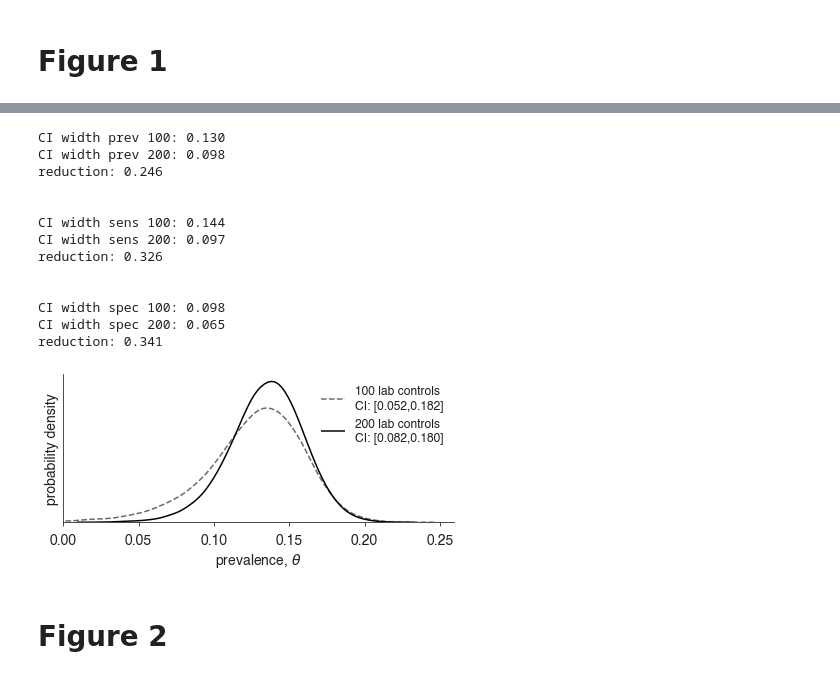
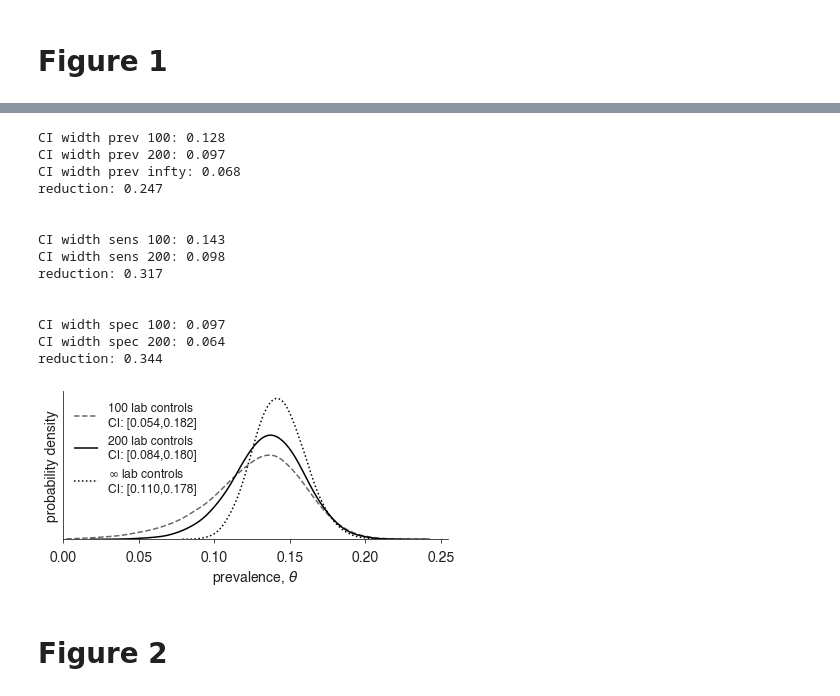
Before and after one commit to LarremoreLab/bayesian-joint-prev-se-sp, a Jupyter notebook: Figures.ipynb, the cells around one changed output, grey strips where cells are left out. Saved outputs shown, nothing was run; the diff lists cells and outputs as text; code cells hidden in the pictures.

```diff
--- a/Figures.ipynb
+++ b/Figures.ipynb
@@ -84,4 +142,6 @@ WARNING:pystan:4 of 100000 iterations ended with a divergence (0.004 %).
 WARNING:pystan:Try running with adapt_delta larger than 0.8 to remove the divergences.
+# %%
+prev_infty = sample_post_r_log(pos,neg,1-tn/(tn+fp),1-tp/(tp+fn),size=samps)
 # %%
 post_1 = fit_1.extract()
 prev_1 = (post_1['p'])
@@ -98,9 +158,12 @@ sp_2 = (post_2['spec'])
 x2,y2,CI2 = process(prev_2)
 _,_,CIse2 = process(se_2)
 _,_,CIsp2 = process(sp_2)
+
+xi,yi,CIi = process(prev_infty)
 # %%
 print('CI width prev 100: {:.3f}'.format(CI1[1]-CI1[0]))
 print('CI width prev 200: {:.3f}'.format(CI2[1]-CI2[0]))
+print('CI width prev infty: {:.3f}'.format(CIi[1]-CIi[0]))
 print('reduction: {:.3f}'.format(1-(CI2[1]-CI2[0])/(CI1[1]-CI1[0])))
 print('\n')
 print('CI width sens 100: {:.3f}'.format(CIse1[1]-CIse1[0]))
@@ -111,42 +174,48 @@ print('CI width spec 100: {:.3f}'.format(CIsp1[1]-CIsp1[0]))
 print('CI width spec 200: {:.3f}'.format(CIsp2[1]-CIsp2[0]))
 print('reduction: {:.3f}'.format(1-(CIsp2[1]-CIsp2[0])/(CIsp1[1]-CIsp1[0])))
 # %% [output]
-CI width prev 100: 0.130
-CI width prev 200: 0.098
-reduction: 0.246
+CI width prev 100: 0.128
+CI width prev 200: 0.097
+CI width prev infty: 0.068
+reduction: 0.247
 
 
-CI width sens 100: 0.144
-CI width sens 200: 0.097
-reduction: 0.326
+CI width sens 100: 0.143
+CI width sens 200: 0.098
+reduction: 0.317
 
 
-CI width spec 100: 0.098
-CI width spec 200: 0.065
-reduction: 0.341
+CI width spec 100: 0.097
+CI width spec 200: 0.064
+reduction: 0.344
 # %%
 fig,ax = plt.subplots(nrows=1,ncols=1,figsize=(6,3))
 ax.plot(x1,y1,'--',
         color='dimgrey',
        label='100 lab controls\nCI: [{},{}]'.format(
        np.round(CI1[0],3),
            np.round(CI1[1],3)))
 ax.plot(x2,y2,
         color='black',
        label='200 lab controls\nCI: [{},{:.3f}]'.format(
        np.round(CI2[0],3),
            np.round(CI2[1],3)))
+ax.plot(xi,yi,':',
+        color='black',
+       label='$\infty$ lab controls\nCI: [{:.3f},{:.3f}]'.format(
+       np.round(CIi[0],3),
+           np.round(CIi[1],3)))
 ax.set_yticks([])
 ax.set_ylabel('probability density')
 ax.set_xlabel(r'prevalence, $\theta$')
 ax.set_ylim(bottom=0)
 ax.set_xlim(left=0)
 ax.legend(fontsize=12,frameon=False)
 finalize(ax,ignoreLegend=True)
 fig.tight_layout()
 # plt.savefig('Fig1.pdf')
 # %% [output]
-[figure, old version]
+[figure, new version]
 # %% [markdown]
 # Figure 2
 # %% [markdown]
```
Also changed, not shown: parts of 3 cells of this notebook.
